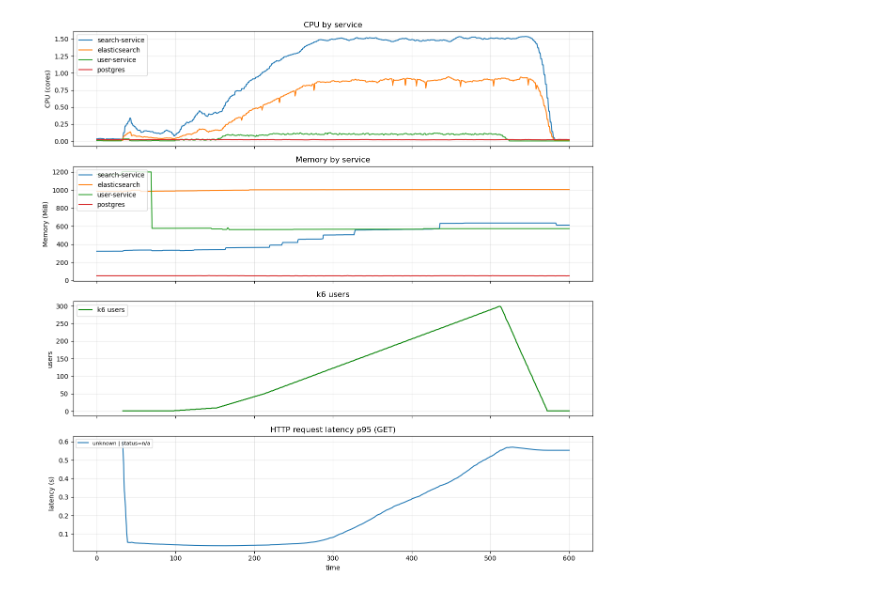
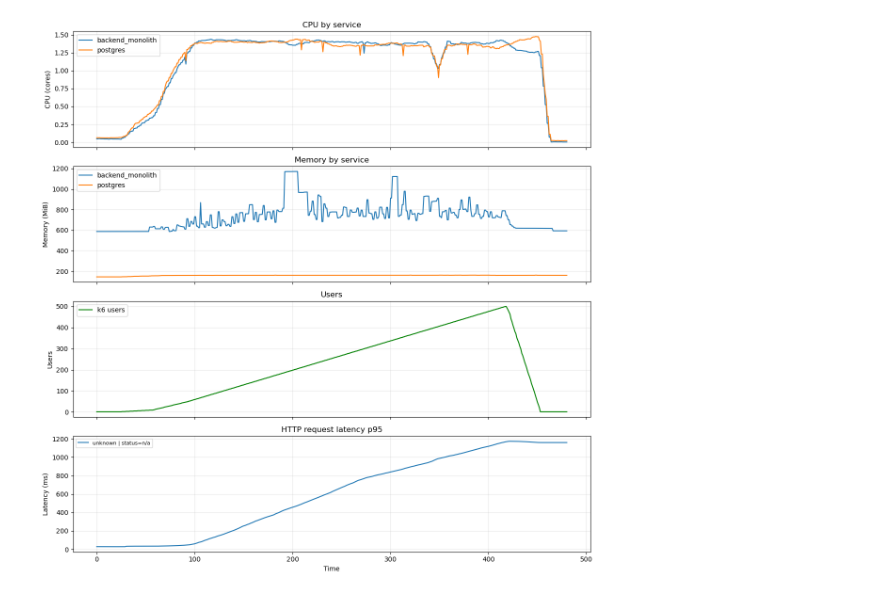
Before and after one commit to jakubjanak2004/chat-data-analysis, a Jupyter notebook: notebooks/intensive_search.ipynb, the cells around one changed output. Drawn from its saved outputs; the diff is of its cells as text; code cells hidden in the pictures.

```diff
--- a/notebooks/intensive_search.ipynb
+++ b/notebooks/intensive_search.ipynb
@@ -10,7 +10,7 @@ import matplotlib.pyplot as plt
 import pandas as pd
 import re
 # %%
-df = pd.read_csv('../exports/intensive_search_eda.csv')
+df = pd.read_csv('../exports/intensive_search_with_index.csv')
 df
 # %% [output]
 |  | timestamp | cpu_by_svc__series_0 {'container_... | cpu_by_svc__series_1 {'container_... | cpu_by_svc__series_2 {'container_... | cpu_by_svc__series_3 {'container_... | ... |
@@ -35,15 +35,16 @@ def col_for(metric_prefix: str, service_substring: str) -> str:
     return matches[0]
 
 services = {
-    "search-service": "search-service",
-    "elasticsearch": "elasticsearch",
-    "user-service": "user-service",
-    # "backend_monolith": "app",
+    # "search-service": "search-service",
+    # "elasticsearch": "elasticsearch",
+    # "user-service": "user-service",
+    "backend_monolith": "app",
     "postgres": "postgres.1",
 }
 
 cpu_cols = {label: col_for("cpu_by_svc__", needle) for label, needle in services.items()}
 mem_cols = {label: col_for("mem_by_svc__", needle) for label, needle in services.items()}
+
 
 # memory in MiB for readability
 mem_mib = {label: df[col] / (1024 * 1024) for label, col in mem_cols.items()}
@@ -81,37 +82,37 @@ axes[0].set_ylabel("CPU (cores)")
 axes[0].grid(True, alpha=0.3)
 axes[0].legend(loc="upper left")
 
 # 2) Memory
 for label, series in mem_mib.items():
     axes[1].plot(df.index, series, label=label)
 axes[1].set_title("Memory by service")
 axes[1].set_ylabel("Memory (MiB)")
 axes[1].grid(True, alpha=0.3)
 axes[1].legend(loc="upper left")
 
 # 3) k6 users (optional)
 if k6_users_col is not None:
     axes[2].plot(df.index, df[k6_users_col], color="green", label="k6 users")
     axes[2].legend(loc="upper left")
-axes[2].set_title("k6 users")
-axes[2].set_ylabel("users")
+axes[2].set_title("Users")
+axes[2].set_ylabel("Users")
 axes[2].grid(True, alpha=0.3)
 
 # 4) HTTP latency p95 (GET only)
 # todo the http get latency is only one value, calculate when it crosses the 1000ms
 if http_get_latency_cols:
     for col in http_get_latency_cols:
-        axes[3].plot(df.index, df[col], label=latency_label(col))
+        axes[3].plot(df.index, df[col] * 1000, label=latency_label(col))
     axes[3].legend(loc="upper left", fontsize=8)
 else:
     axes[3].text(0.5, 0.5, "No GET latency columns found", ha="center", va="center", transform=axes[3].transAxes)
 
-axes[3].set_title("HTTP request latency p95 (GET)")
-axes[3].set_ylabel("latency (s)")
-axes[3].set_xlabel("time")
+axes[3].set_title("HTTP request latency p95")
+axes[3].set_ylabel("Latency (ms)")
+axes[3].set_xlabel("Time")
 axes[3].grid(True, alpha=0.3)
 
 plt.tight_layout()
 plt.show()
 # %% [output]
-[figure, old version]
+[figure, new version]
```
Also changed, not shown: parts of 3 cells of this notebook, 13 other files.
